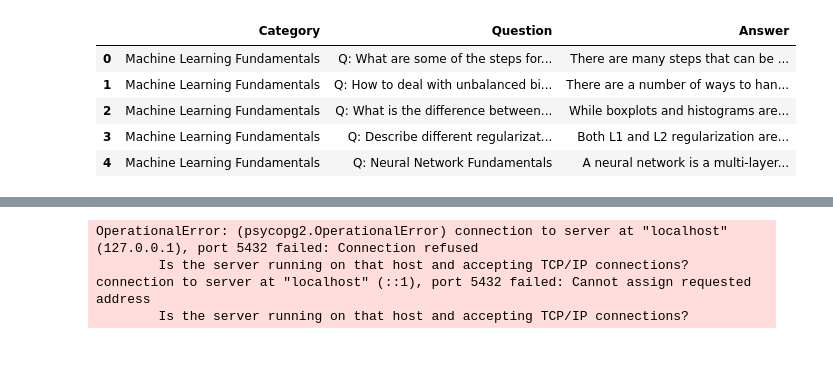
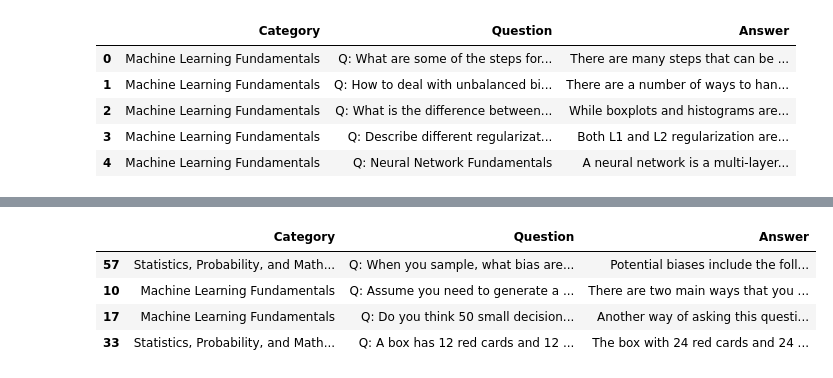
Before and after one commit to AJ-Horch/data_science_questions, a Jupyter notebook: data_science_questions.ipynb, the cells around one changed output, grey strips where cells are left out. Drawn from its saved outputs; the diff is of its cells as text; code cells hidden in the pictures.

```diff
--- a/data_science_questions.ipynb
+++ b/data_science_questions.ipynb
@@ -319,21 +294,8 @@ This section will use this adapter to connect to the recently created database o
-# %%
-## Create engine and table
-alchemyEngine = create_engine('postgresql://postgres:passwordplaceholder@localhost/DS_ML', pool_recycle = 3600)
-postgreSQLConnection = alchemyEngine.connect()
-postgreSQLTable = "questions_answers"
-
-try:
-    frame = qna_df.to_sql(postgreSQLTable, postgreSQLConnection, if_exists = 'fail')
-except ValueError as vx:
-    print(vx)
-except Exception as ex:
-    print(ex)
-else:
-    print("PostgreSQL Table %s has been created successfully."%postgreSQLTable)
-finally:
-    postgreSQLConnection.close()
-# %% [output]
-OperationalError: (psycopg2.OperationalError) connection to server at "localhost" (127.0.0.1), port 5432 failed: Connection refused
-        Is the server running on that host and accepting TCP/IP connections?
-connection to server at "localhost" (::1), port 5432 failed: Cannot assign requested address
-        Is the server running on that host and accepting TCP/IP connections?
+# %%
+qadf.sample(4)
+# %% [output]
+|  | Category | Question | Answer |
+| 57 | Statistics, Probability, and Math... | Q: When you sample, what bias are... | Potential biases include the foll... |
+| 10 | Machine Learning Fundamentals | Q: Assume you need to generate a ... | There are two main ways that you ... |
+| 17 | Machine Learning Fundamentals | Q: Do you think 50 small decision... | Another way of asking this questi... |
+| 33 | Statistics, Probability, and Math... | Q: A box has 12 red cards and 12 ... | The box with 24 red cards and 24 ... |
```
Also changed, not shown: parts of 15 cells of this notebook.
